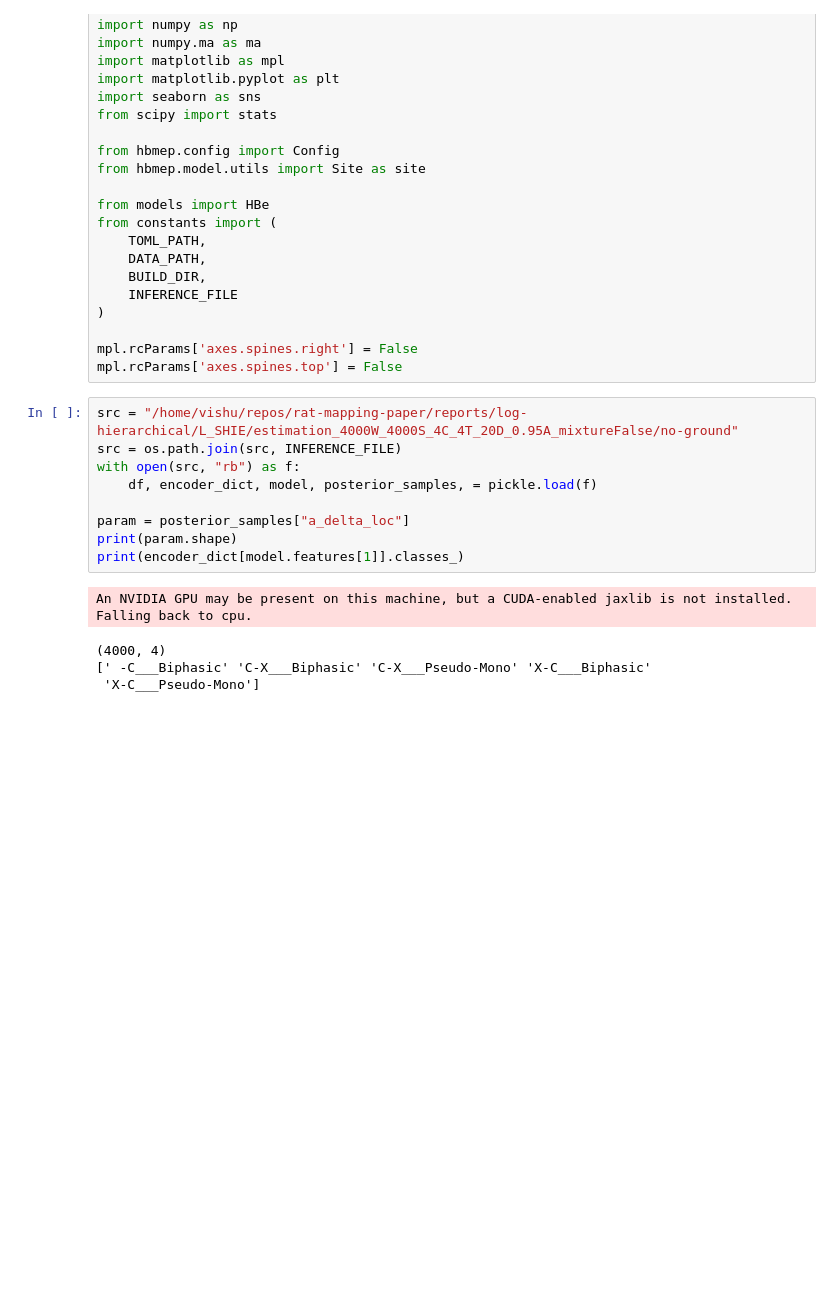
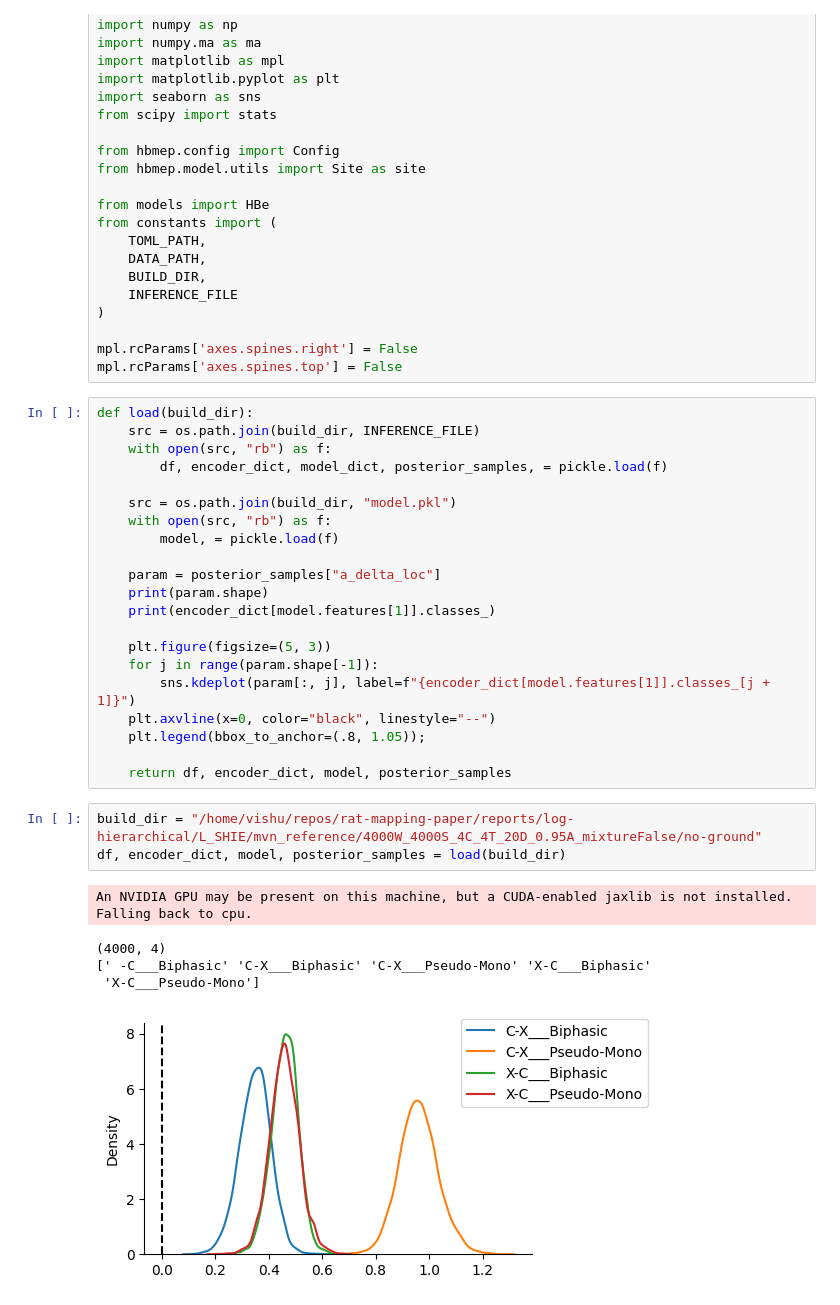
Before and after one commit to hbmep/rat-mapping, a Jupyter notebook: notebooks/log-hierarchical/l-shie/core__hbe.ipynb, the cells around one changed output. Cells and saved outputs as stored; diff of their text form; blank space fills up the shorter version.

Commit message:
add shie analysis

```diff
--- a/notebooks/log-hierarchical/l-shie/core__hbe.ipynb
+++ b/notebooks/log-hierarchical/l-shie/core__hbe.ipynb
@@ -23,17 +23,33 @@ from constants import (
 
 mpl.rcParams['axes.spines.right'] = False
 mpl.rcParams['axes.spines.top'] = False
+# %%
+def load(build_dir):
+    src = os.path.join(build_dir, INFERENCE_FILE)
+    with open(src, "rb") as f:
+        df, encoder_dict, model_dict, posterior_samples, = pickle.load(f)
+
+    src = os.path.join(build_dir, "model.pkl")
+    with open(src, "rb") as f:
+        model, = pickle.load(f)
+
+    param = posterior_samples["a_delta_loc"]
+    print(param.shape)
+    print(encoder_dict[model.features[1]].classes_)
+
+    plt.figure(figsize=(5, 3))
+    for j in range(param.shape[-1]):
+        sns.kdeplot(param[:, j], label=f"{encoder_dict[model.features[1]].classes_[j + 1]}")
+    plt.axvline(x=0, color="black", linestyle="--")
+    plt.legend(bbox_to_anchor=(.8, 1.05));
+
+    return df, encoder_dict, model, posterior_samples
 # %%
-src = "/home/vishu/repos/rat-mapping-paper/reports/log-hierarchical/L_SHIE/estimation_4000W_4000S_4C_4T_20D_0.95A_mixtureFalse/no-ground"
-src = os.path.join(src, INFERENCE_FILE)
-with open(src, "rb") as f:
-    df, encoder_dict, model, posterior_samples, = pickle.load(f)
-
-param = posterior_samples["a_delta_loc"]
-print(param.shape)
-print(encoder_dict[model.features[1]].classes_)
+build_dir = "/home/vishu/repos/rat-mapping-paper/reports/log-hierarchical/L_SHIE/mvn_reference/4000W_4000S_4C_4T_20D_0.95A_mixtureFalse/no-ground"
+df, encoder_dict, model, posterior_samples = load(build_dir)
 # %% [output]
 An NVIDIA GPU may be present on this machine, but a CUDA-enabled jaxlib is not installed. Falling back to cpu.
 (4000, 4)
 [' -C___Biphasic' 'C-X___Biphasic' 'C-X___Pseudo-Mono' 'X-C___Biphasic'
  'X-C___Pseudo-Mono']
+[figure, added]
```
Also changed, not shown: parts of 5 cells of this notebook, 1 other file.
